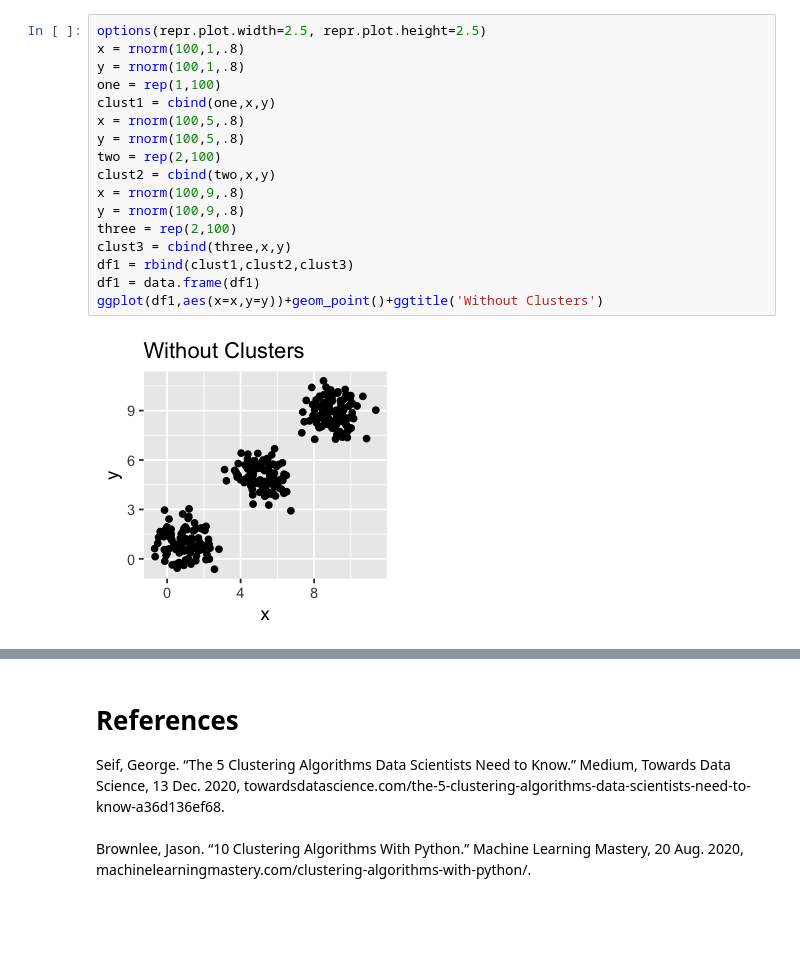
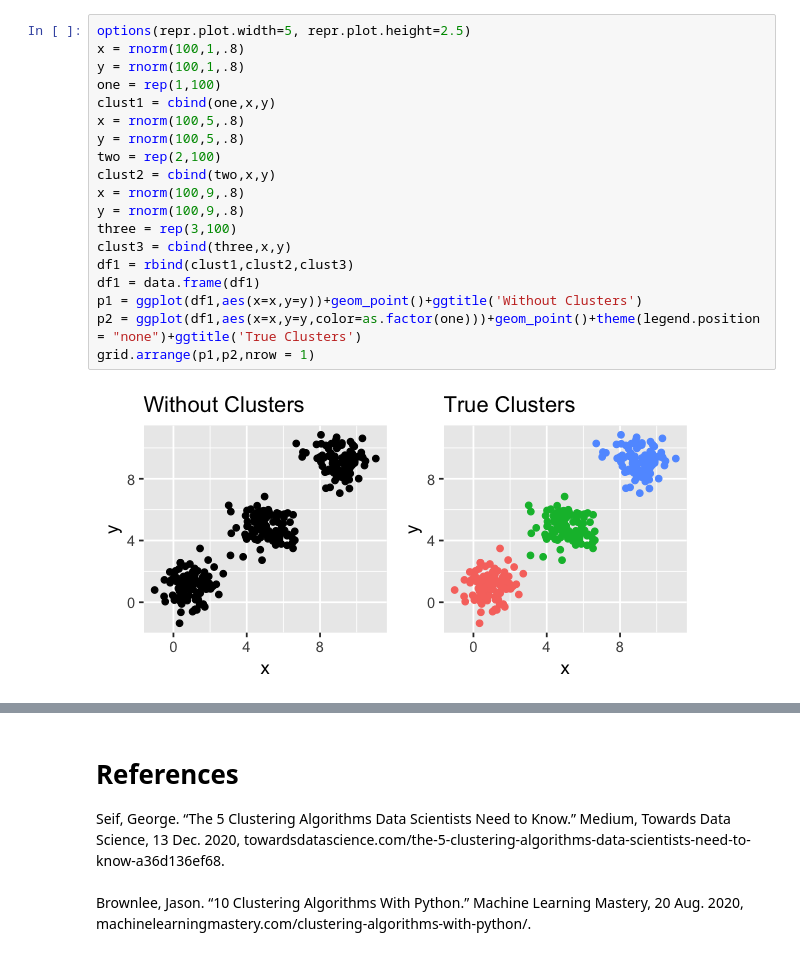
Before and after one commit to EdJWang/EdJWang.github.io, a Jupyter notebook: Projects/Cluster_Comparison.ipynb, the cells around one changed output, grey strips where cells are left out. Cells and saved outputs as stored; diff of their text form; blank space fills up the shorter version.

```diff
--- a/Projects/Cluster_Comparison.ipynb
+++ b/Projects/Cluster_Comparison.ipynb
@@ -28,20 +29,22 @@ Type 'citation("mclust")' for citing this R package in publications.
 # %%
-options(repr.plot.width=2.5, repr.plot.height=2.5)
+options(repr.plot.width=5, repr.plot.height=2.5)
 x = rnorm(100,1,.8)
 y = rnorm(100,1,.8)
 one = rep(1,100)
 clust1 = cbind(one,x,y)
 x = rnorm(100,5,.8)
 y = rnorm(100,5,.8)
 two = rep(2,100)
 clust2 = cbind(two,x,y)
 x = rnorm(100,9,.8)
 y = rnorm(100,9,.8)
-three = rep(2,100)
+three = rep(3,100)
 clust3 = cbind(three,x,y)
 df1 = rbind(clust1,clust2,clust3)
 df1 = data.frame(df1)
-ggplot(df1,aes(x=x,y=y))+geom_point()+ggtitle('Without Clusters')
+p1 = ggplot(df1,aes(x=x,y=y))+geom_point()+ggtitle('Without Clusters')
+p2 = ggplot(df1,aes(x=x,y=y,color=as.factor(one)))+geom_point()+theme(legend.position = "none")+ggtitle('True Clusters')
+grid.arrange(p1,p2,nrow = 1)
 # %% [output]
-[figure, old version]
+[figure, new version]
 # %%
```
Also changed, not shown: parts of 14 cells of this notebook.
